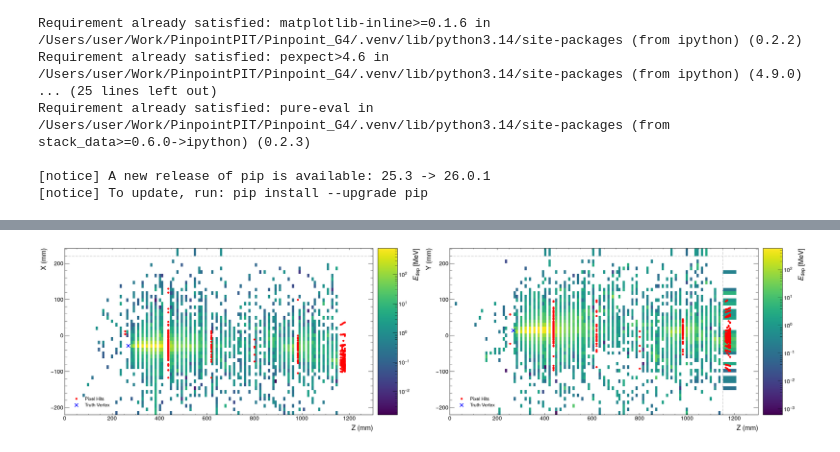
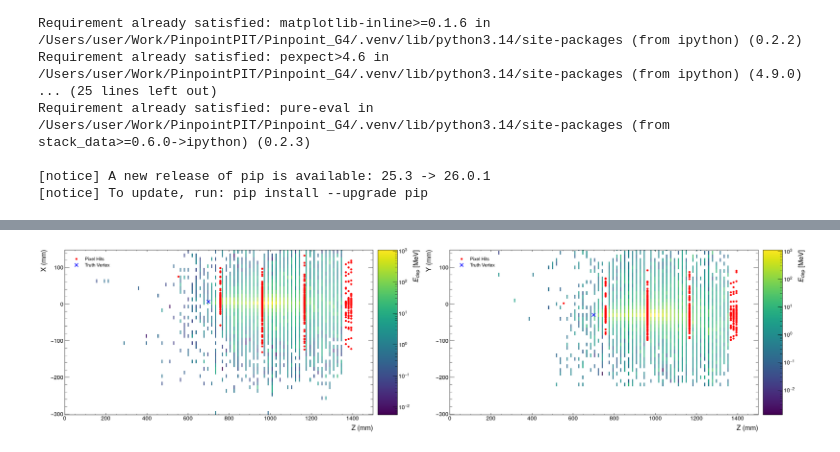
Before and after one commit to PinpointDetector/Pinpoint_G4, a Jupyter notebook: notebooks/3dEventDisplays.ipynb, the cells around one changed output, grey strips where cells are left out. Saved outputs shown, nothing was run; the diff lists cells and outputs as text; code cells hidden in the pictures.

```diff
--- a/notebooks/3dEventDisplays.ipynb
+++ b/notebooks/3dEventDisplays.ipynb
@@ -378,15 +379,40 @@ scint_xpos = geom["scint_bar_Xcenter"][0][scint_colID]
 scint_ypos = geom["scint_bar_Ycenter"][0][scint_rowID]
 scint_zpos = geom["scint_Zpos"][0][scint_layerID]
 
+scint_zedges = []
+for i in range(len(geom["scint_Zpos"][0])):
+    scint_zedges.append(geom["scint_Zpos"][0][i] - 2.5)
+    scint_zedges.append(geom["scint_Zpos"][0][i] + 2.5)
+
+scint_xedges = []
+for i in range(len(geom["scint_bar_Xcenter"][0])):
+    scint_xedges.append(geom["scint_bar_Xcenter"][0][i] - 5)
+    scint_xedges.append(geom["scint_bar_Xcenter"][0][i] + 5)
+
+scint_yedges = []
+for i in range(len(geom["scint_bar_Ycenter"][0])):
+    scint_yedges.append(geom["scint_bar_Ycenter"][0][i] - 5)
+    scint_yedges.append(geom["scint_bar_Ycenter"][0][i] + 5)
+
+
+scint_zedges = sorted(list(set(scint_zedges)))
+scint_xedges = sorted(list(set(scint_xedges)))
+scint_yedges = sorted(list(set(scint_yedges)))
+
+#     else:
+#         scint_zedges.append((geom["scint_Zpos"][0][i-1] + geom["scint_Zpos"][0][i]) / 2)
+# scint_zedges.append(geom["scint_Zpos"][0][-1] + 5)
+
 edep_hist_zx = bh.Histogram(
-    bh.axis.Regular(len(geom["scint_Zpos"][0]), min(geom["scint_Zpos"][0]), max(geom["scint_Zpos"][0])),
-    bh.axis.Regular(len(geom["scint_bar_Xcenter"][0]), min(geom["scint_bar_Xcenter"][0]), max(geom["scint_bar_Xcenter"][0])),
+    # bh.axis.Regular(len(geom["scint_Zpos"][0])-1, min(geom["scint_Zpos"][0])-5, max(geom["scint_Zpos"][0])+5),
+    bh.axis.Variable(scint_zedges),
+    bh.axis.Variable(scint_xedges),
     storage=bh.storage.Weight()
 )
 
 edep_hist_zy = bh.Histogram(
-    bh.axis.Regular(len(geom["scint_Zpos"][0]), min(geom["scint_Zpos"][0]), max(geom["scint_Zpos"][0])),
-    bh.axis.Regular(len(geom["scint_bar_Ycenter"][0]), min(geom["scint_bar_Ycenter"][0]), max(geom["scint_bar_Ycenter"][0])),
+    bh.axis.Variable(scint_zedges),
+    bh.axis.Variable(scint_yedges),
     storage=bh.storage.Weight()
 )
 
@@ -408,26 +434,29 @@ for i in range(len(scint_xpos)):
 # %%
 fig, ax = plt.subplots(ncols=2, figsize=(32, 8))
 
+ax[0].plot(hit_zpos, hit_xpos, 'ro', markersize=5, label='Pixel Hits')
+ax[1].plot(hit_zpos, hit_ypos, 'ro', markersize=5, label='Pixel Hits')
 h1 = mplhep.hist2dplot(edep_hist_zx, ax=ax[0], cmap='viridis', flow="show", norm=LogNorm())
 h2 = mplhep.hist2dplot(edep_hist_zy, ax=ax[1], cmap='viridis', flow="show", norm=LogNorm())
-ax[0].plot(hit_zpos, hit_xpos, 'ro', markersize=5, label='Pixel Hits')
-ax[1].plot(hit_zpos, hit_ypos, 'ro', markersize=5, label='Pixel Hits')
+
 
 h1.cbar.set_label(r"$E_{\text{dep}}$ [MeV]")
 h2.cbar.set_label(r"$E_{\text{dep}}$ [MeV]")
 
 vertex = truth_row[["initX", "initY", "initZ"]].values
 
 ax[0].plot(vertex[2], vertex[0], 'bx', markersize=10, label='Truth Vertex', markeredgewidth=2)
 ax[1].plot(vertex[2], vertex[1], 'bx', markersize=10, label='Truth Vertex', markeredgewidth=2)
 ax[0].legend()
 ax[1].legend()
 ax[0].set_xlabel("Z (mm)")
 ax[0].set_ylabel("X (mm)")
 ax[1].set_xlabel("Z (mm)")
 ax[1].set_ylabel("Y (mm)")
-ax[0].set_xlim(0, 1300)
-ax[1].set_xlim(0, 1300)
+ax[0].set_xlim(0, 1500)
+ax[1].set_xlim(0, 1500)
+ax[0].set_ylim(-225 -77, 225-77)
+ax[1].set_ylim(-225 -77, 225-77)
 fig.tight_layout()
 # %% [output]
-[figure, old version]
+[figure, new version]
```
Also changed, not shown: parts of 8 cells of this notebook.
